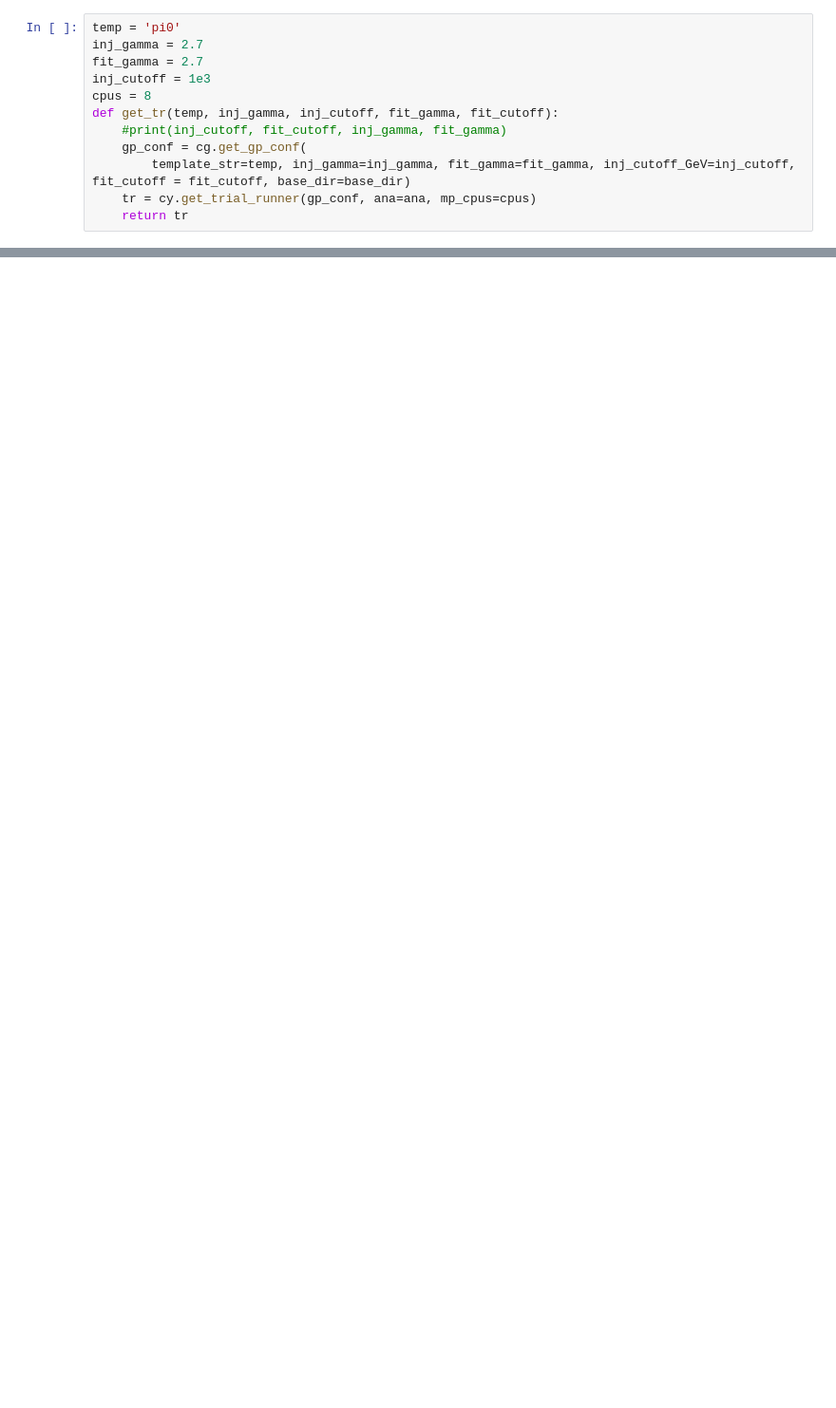
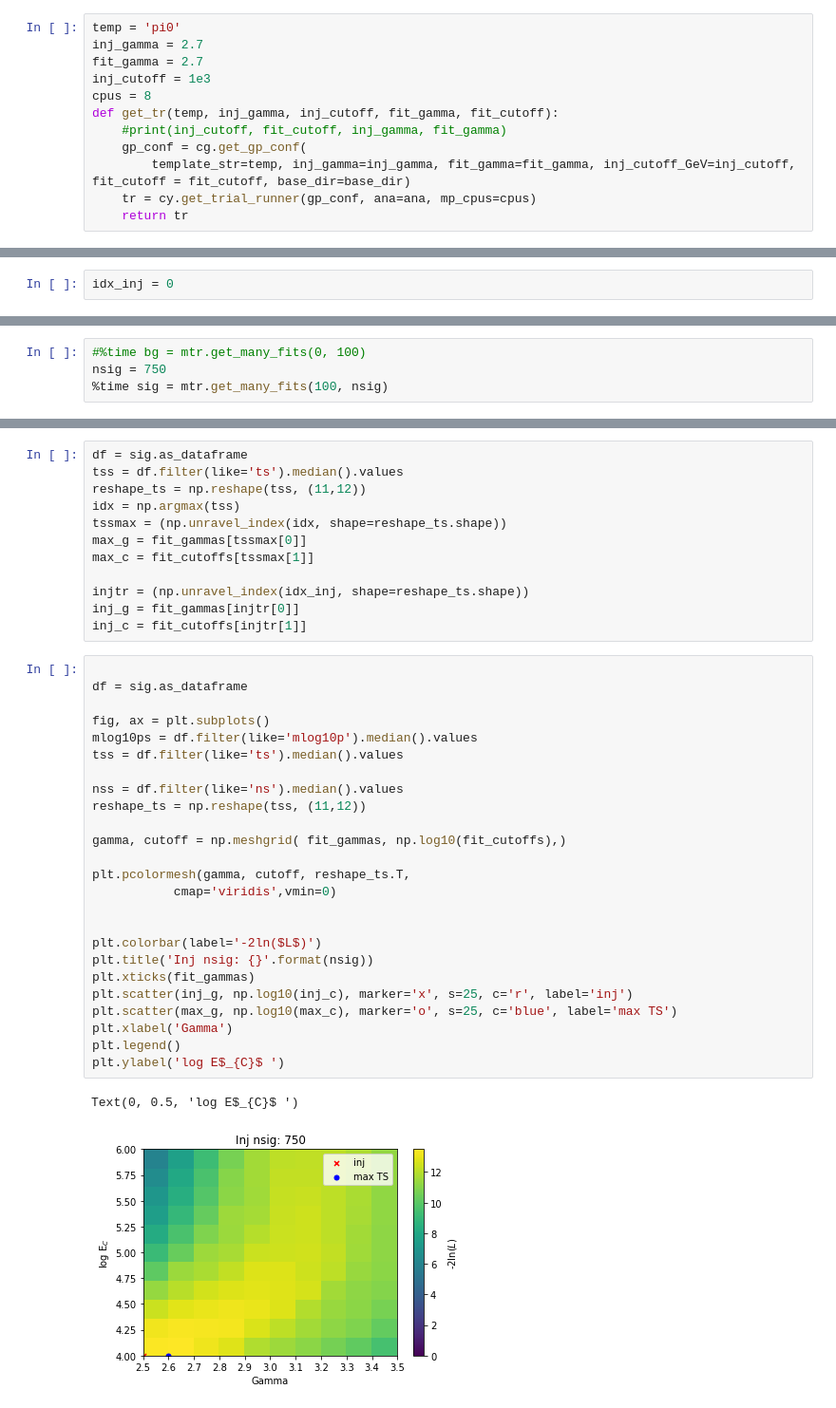
Before and after one commit to ssclafani949/gp_fit, a Jupyter notebook: brute_force_fit.ipynb, the cells around one changed output, grey strips where cells are left out. Shown at 95% size. Cells and saved outputs as stored; diff of their text form; blank space fills up the shorter version.

```diff
--- a/brute_force_fit.ipynb
+++ b/brute_force_fit.ipynb
@@ -138,3 +141,5 @@ Wall time: 2min 46s
+# %%
+idx_inj = 0
 # %%
 mtr =   cy.trial.MultiTrialRunner(
         # the Analysis
@@ -161,0 +156,4 @@ Arrays(10 items | columns: mlog10p_0000, mlog10p_0001, mlog10p_0002, mlog10p_000
+# %%
+#%time bg = mtr.get_many_fits(0, 100)
+nsig = 750
+%time sig = mtr.get_many_fits(100, nsig)
@@ -161,0 +165,40 @@ Arrays(10 items | columns: mlog10p_0000, mlog10p_0001, mlog10p_0002, mlog10p_000
+# %%
+df = sig.as_dataframe
+tss = df.filter(like='ts').median().values
+reshape_ts = np.reshape(tss, (11,12))
+idx = np.argmax(tss)
+tssmax = (np.unravel_index(idx, shape=reshape_ts.shape))
+max_g = fit_gammas[tssmax[0]]
+max_c = fit_cutoffs[tssmax[1]]
+
+injtr = (np.unravel_index(idx_inj, shape=reshape_ts.shape))
+inj_g = fit_gammas[injtr[0]]
+inj_c = fit_cutoffs[injtr[1]]
+# %%
+
+df = sig.as_dataframe
+
+fig, ax = plt.subplots()
+mlog10ps = df.filter(like='mlog10p').median().values
+tss = df.filter(like='ts').median().values
+
+nss = df.filter(like='ns').median().values
+reshape_ts = np.reshape(tss, (11,12))
+
+gamma, cutoff = np.meshgrid( fit_gammas, np.log10(fit_cutoffs),)
+
+plt.pcolormesh(gamma, cutoff, reshape_ts.T,
+           cmap='viridis',vmin=0)
+
+
+plt.colorbar(label='-2ln($L$)')
+plt.title('Inj nsig: {}'.format(nsig))
+plt.xticks(fit_gammas)
+plt.scatter(inj_g, np.log10(inj_c), marker='x', s=25, c='r', label='inj')
+plt.scatter(max_g, np.log10(max_c), marker='o', s=25, c='blue', label='max TS')
+plt.xlabel('Gamma')
+plt.legend()
+plt.ylabel('log E$_{C}$ ')
+# %% [output]
+Text(0, 0.5, 'log E$_{C}$ ')
+[figure, added]
```
Also changed, not shown: parts of 10 cells of this notebook, 2 other files.
